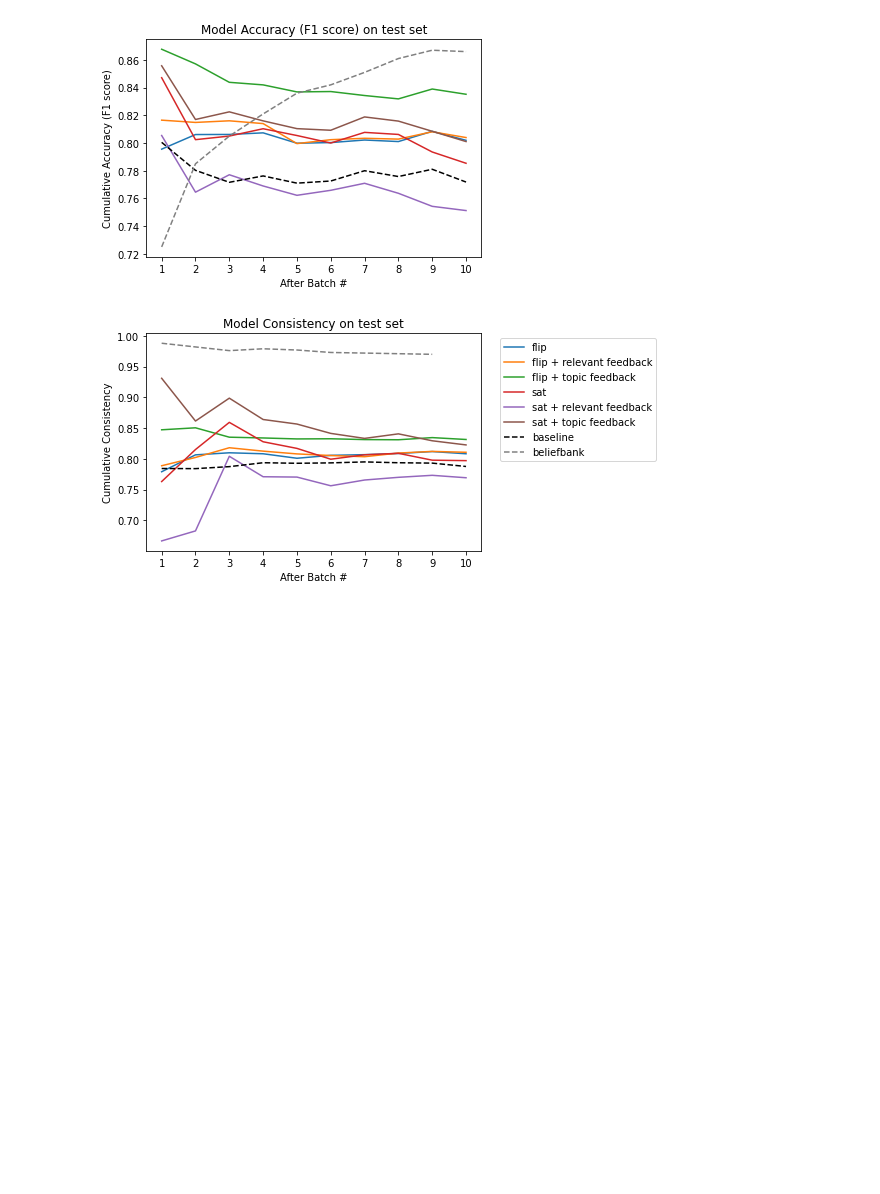
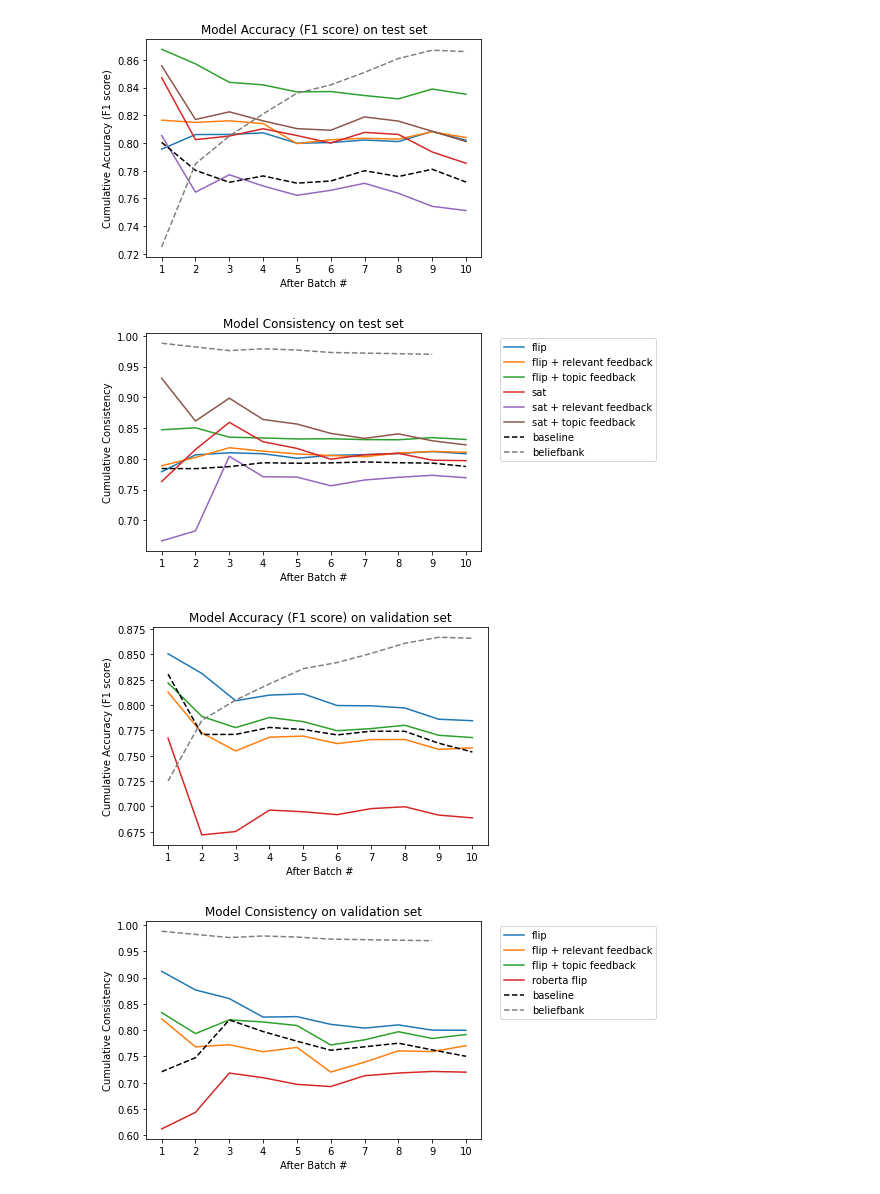
Before and after one commit to jswang/MemoryBank, a Jupyter notebook: plots.ipynb, the cells around one changed output. Saved outputs shown, nothing was run; the diff lists cells and outputs as text; code cells hidden in the pictures; blank space fills up the shorter version.

Commit message:
validation plots

```diff
--- a/plots.ipynb
+++ b/plots.ipynb
@@ -219,24 +244,41 @@ val_roberta_consistencies = [0.612244897959975, 0.6437500000002226, 0.7184115523
 # %%
-from matplotlib import pyplot as plt
-b = range(1, len(baseline_f1)+1)
 
 # Plot accuracy and consistency
-plt.plot(b, val_roberta_f1, label='roberta-large-mnli')
+plt.plot(b, val_flip_f1, label='flip')
+plt.plot(b, val_fbrelevant_f1, label='flip + relevant feedback')
+plt.plot(b, val_fbtopic_f1, label='flip + topic feedback')
+plt.plot(b, val_sat_f1, label='sat')
+# plt.plot(b, val_sat_fbrelevant_f1, label='sat + relevant feedback')
+# plt.plot(b, val_sat_fbtopic_f1, label='sat + topic feedback')
+plt.plot(b, val_roberta_f1, label='roberta flip')
 plt.plot(b, val_baseline_f1, '--', color='black', label='baseline')
+plt.plot(range(1, len(beliefbank_f1)+1), beliefbank_f1, '--', color='grey', label='beliefbank')
 plt.xlabel('After Batch #')
 plt.ylabel('Cumulative Accuracy (F1 score)')
-plt.title('Model Accuracy on validation set')
-plt.savefig('final_figures/val_accuracy.png', dpi=300)
+plt.title('Model Accuracy (F1 score) on validation set')
+plt.xticks(np.arange(1, 11, 1))
+plt.savefig('final_figures/val_accuracy.png', dpi=300, bbox_inches='tight')
 plt.show()
 plt.close()
 
 # Plot consistency
-plt.plot(b, val_roberta_consistencies,  label='roberta-large-mnli')
+plt.plot(b, val_flip_consistencies,  label='flip')
+plt.plot(b, val_fbrelevant_consistencies, label='flip + relevant feedback')
+plt.plot(b, val_fbtopic_consistencies, label='flip + topic feedback')
+plt.plot(b, val_sat_consistencies, label='sat')
+# plt.plot(b, val_sat_fbrelevant_consistencies, label='sat + relevant feedback')
+# plt.plot(b, val_sat_fbtopic_consistencies, label='sat + topic feedback')
+plt.plot(b, val_roberta_consistencies, label='roberta flip')
 plt.plot(b, val_baseline_consistencies, '--', color='black', label='baseline')
+plt.plot(range(1, len(beliefbank_consistency)+1), beliefbank_consistency, '--', color='grey', label='beliefbank')
 plt.xlabel('After Batch #')
 plt.ylabel('Cumulative Consistency')
 plt.title('Model Consistency on validation set')
-# plt.legend(bbox_to_anchor=(1.04,1), loc="upper left" ,ncol=7)
-plt.savefig('final_figures/val_consistency.png', dpi=300)
+plt.xticks(np.arange(1, 11, 1))
+plt.legend(bbox_to_anchor=(1.04,1), loc="upper left" ,ncol=1)
+plt.savefig('final_figures/val_consistency.png', dpi=300, bbox_inches='tight')
 plt.show()
 plt.close()
+# %% [output]
+[figure, added]
+[figure, added]
```
Also changed, not shown: parts of 2 cells of this notebook, 2 other files.
